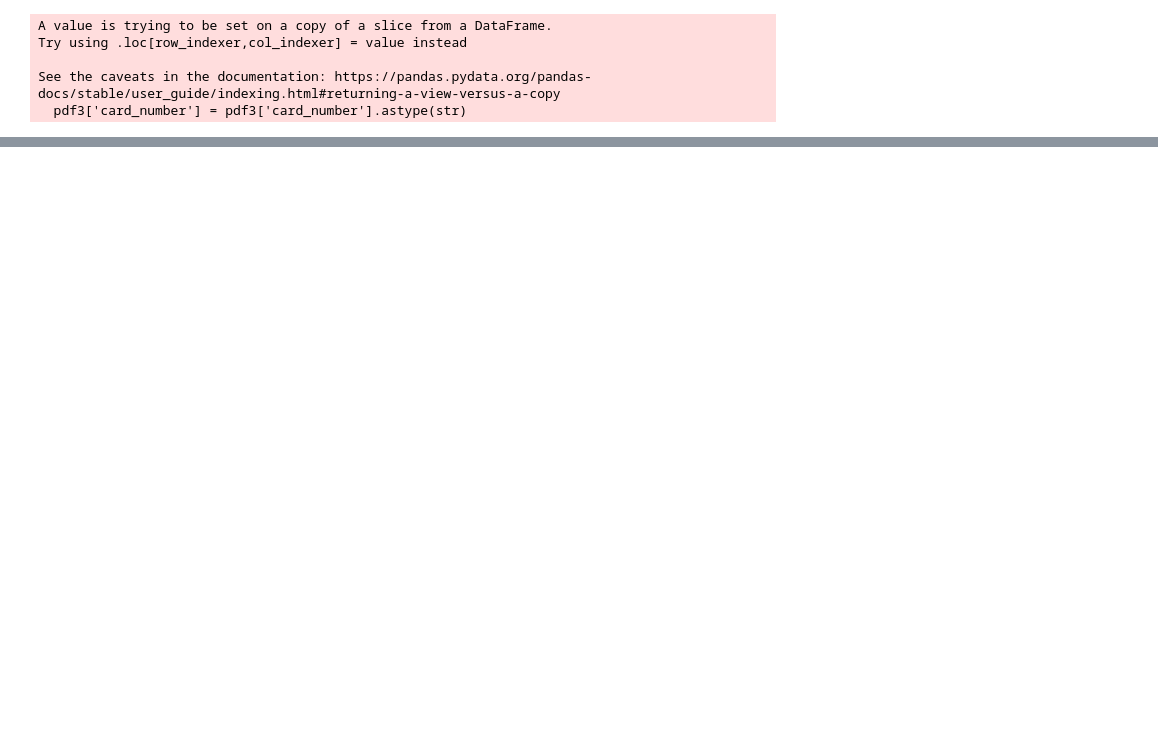
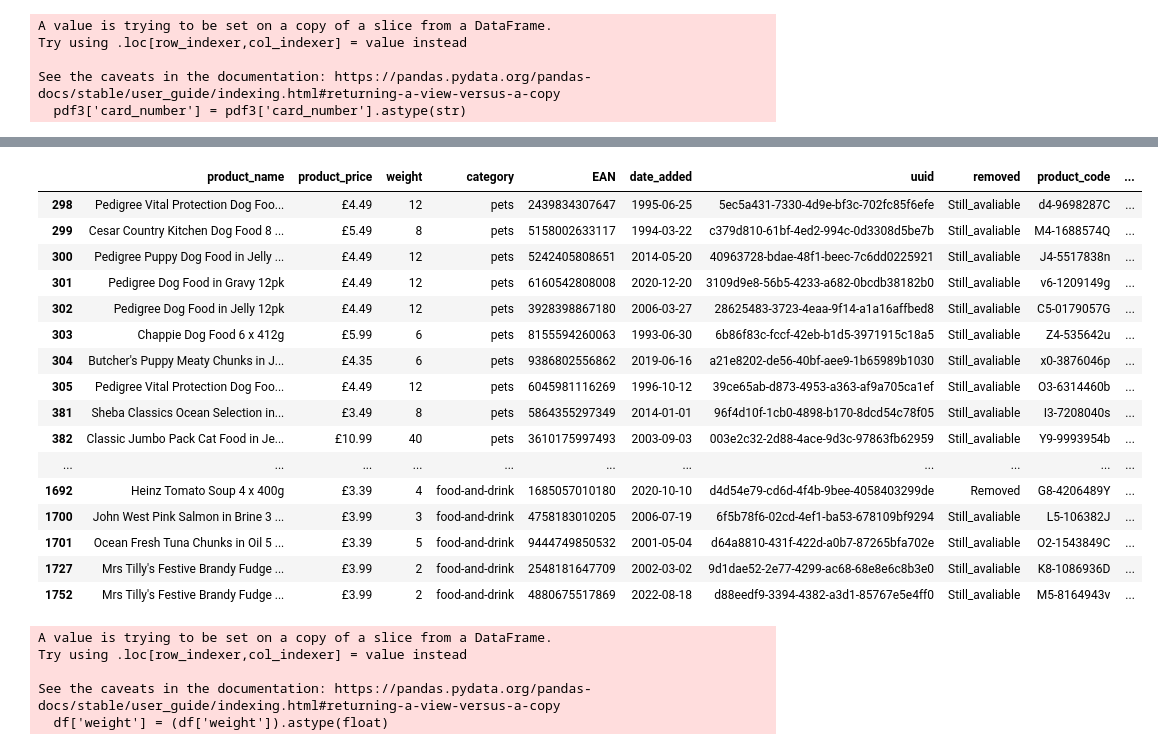
Before and after one commit to jho278/retail-database, a Jupyter notebook: data_exploration.ipynb, the cells around one changed output, grey strips where cells are left out. Drawn from its saved outputs; the diff is of its cells as text; code cells hidden in the pictures; blank space fills up the shorter version.

```diff
--- a/data_exploration.ipynb
+++ b/data_exploration.ipynb
@@ -954,0 +1351,4 @@ result_df = df[df['first_name'].str.contains(r'\d', na=False)]
+# %%
+# null_values = df[df.isnull().any(axis=1)].index
+# df.drop(null_values)
+df.dropna(inplace=True)
@@ -954,0 +1368,4 @@ result_df = df[df['first_name'].str.contains(r'\d', na=False)]
+# %%
+cat = df['category'].value_counts()
+get_cat = cat[cat < 2].index.tolist()
+df[df['category'].isin(get_cat)]
@@ -954,0 +1374,3 @@ result_df = df[df['first_name'].str.contains(r'\d', na=False)]
+# %%
+df = df[~df['category'].isin(get_cat)]
+print(df['category'].value_counts())
@@ -954,0 +1406,2 @@ result_df = df[df['first_name'].str.contains(r'\d', na=False)]
+# %%
+df[['weight','units']] = df['weight'].str.extract('(\d*\.?\d+)(\D+)', expand=True)
@@ -954,0 +1419,20 @@ result_df = df[df['first_name'].str.contains(r'\d', na=False)]
+# %%
+df.loc[df.index[df['units'].str.contains('x', case=True, na=False)].tolist()]
+# %% [output]
+|  | product_name | product_price | weight | category | EAN | date_added | uuid | removed | product_code | ... |
+| 298 | Pedigree Vital Protection Dog Foo... | £4.49 | 12 | pets | 2439834307647 | 1995-06-25 | 5ec5a431-7330-4d9e-bf3c-702fc85f6efe | Still_avaliable | d4-9698287C | ... |
+| 299 | Cesar Country Kitchen Dog Food 8 ... | £5.49 | 8 | pets | 5158002633117 | 1994-03-22 | c379d810-61bf-4ed2-994c-0d3308d5be7b | Still_avaliable | M4-1688574Q | ... |
+| 300 | Pedigree Puppy Dog Food in Jelly ... | £4.49 | 12 | pets | 5242405808651 | 2014-05-20 | 40963728-bdae-48f1-beec-7c6dd0225921 | Still_avaliable | J4-5517838n | ... |
+| 301 | Pedigree Dog Food in Gravy 12pk | £4.49 | 12 | pets | 6160542808008 | 2020-12-20 | 3109d9e8-56b5-4233-a682-0bcdb38182b0 | Still_avaliable | v6-1209149g | ... |
+| 302 | Pedigree Dog Food in Jelly 12pk | £4.49 | 12 | pets | 3928398867180 | 2006-03-27 | 28625483-3723-4eaa-9f14-a1a16affbed8 | Still_avaliable | C5-0179057G | ... |
+| 303 | Chappie Dog Food 6 x 412g | £5.99 | 6 | pets | 8155594260063 | 1993-06-30 | 6b86f83c-fccf-42eb-b1d5-3971915c18a5 | Still_avaliable | Z4-535642u | ... |
+| 304 | Butcher's Puppy Meaty Chunks in J... | £4.35 | 6 | pets | 9386802556862 | 2019-06-16 | a21e8202-de56-40bf-aee9-1b65989b1030 | Still_avaliable | x0-3876046p | ... |
+| 305 | Pedigree Vital Protection Dog Foo... | £4.49 | 12 | pets | 6045981116269 | 1996-10-12 | 39ce65ab-d873-4953-a363-af9a705ca1ef | Still_avaliable | O3-6314460b | ... |
+| 381 | Sheba Classics Ocean Selection in... | £3.49 | 8 | pets | 5864355297349 | 2014-01-01 | 96f4d10f-1cb0-4898-b170-8dcd54c78f05 | Still_avaliable | I3-7208040s | ... |
+| 382 | Classic Jumbo Pack Cat Food in Je... | £10.99 | 40 | pets | 3610175997493 | 2003-09-03 | 003e2c32-2d88-4ace-9d3c-97863fb62959 | Still_avaliable | Y9-9993954b | ... |
+| ... | ... | ... | ... | ... | ... | ... | ... | ... | ... | ... |
+| 1692 | Heinz Tomato Soup 4 x 400g | £3.39 | 4 | food-and-drink | 1685057010180 | 2020-10-10 | d4d54e79-cd6d-4f4b-9bee-4058403299de | Removed | G8-4206489Y | ... |
+| 1700 | John West Pink Salmon in Brine 3 ... | £3.99 | 3 | food-and-drink | 4758183010205 | 2006-07-19 | 6f5b78f6-02cd-4ef1-ba53-678109bf9294 | Still_avaliable | L5-106382J | ... |
+| 1701 | Ocean Fresh Tuna Chunks in Oil 5 ... | £3.39 | 5 | food-and-drink | 9444749850532 | 2001-05-04 | d64a8810-431f-422d-a0b7-87265bfa702e | Still_avaliable | O2-1543849C | ... |
+| 1727 | Mrs Tilly's Festive Brandy Fudge ... | £3.99 | 2 | food-and-drink | 2548181647709 | 2002-03-02 | 9d1dae52-2e77-4299-ac68-68e8e6c8b3e0 | Still_avaliable | K8-1086936D | ... |
+| 1752 | Mrs Tilly's Festive Brandy Fudge ... | £3.99 | 2 | food-and-drink | 4880675517869 | 2022-08-18 | d88eedf9-3394-4382-a3d1-85767e5e4ff0 | Still_avaliable | M5-8164943v | ... |
@@ -954,0 +1454,8 @@ result_df = df[df['first_name'].str.contains(r'\d', na=False)]
+# %%
+df['weight'] = (df['weight']).astype(float)
+# %% [output]
+A value is trying to be set on a copy of a slice from a DataFrame.
+Try using .loc[row_indexer,col_indexer] = value instead
+
+See the caveats in the documentation: https://pandas.pydata.org/pandas-docs/stable/user_guide/indexing.html#returning-a-view-versus-a-copy
+  df['weight'] = (df['weight']).astype(float)
```
Also changed, not shown: parts of 87 cells of this notebook, 3 other files.
